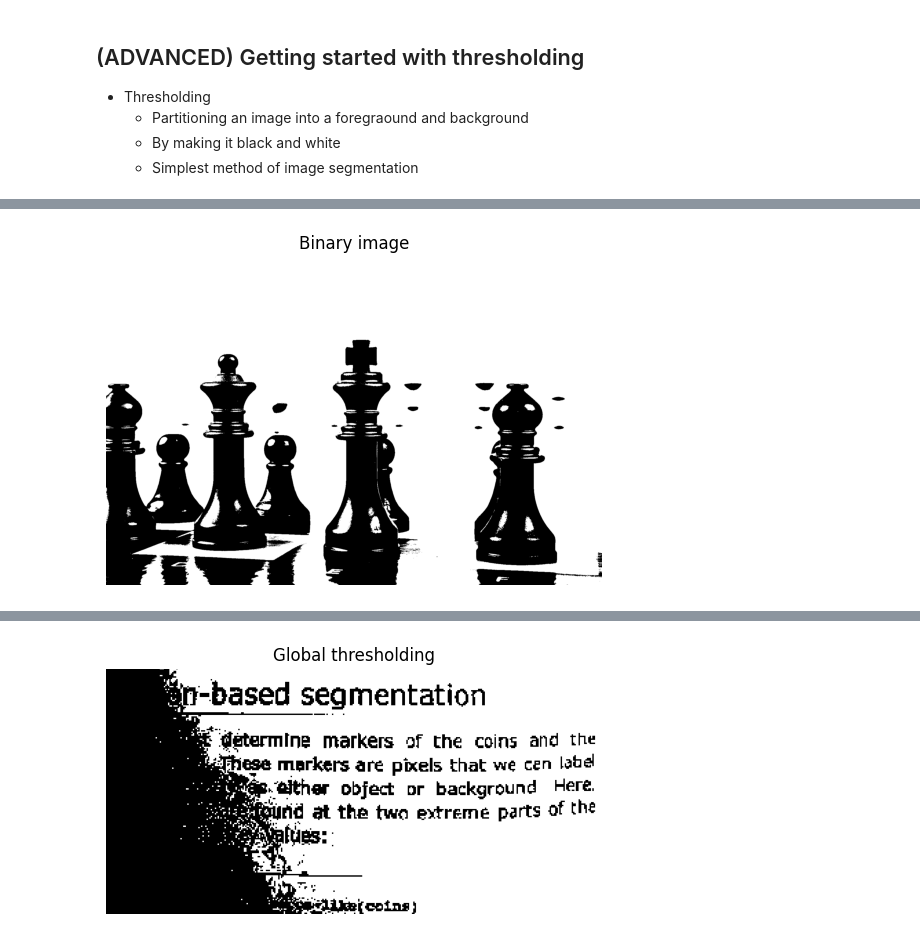
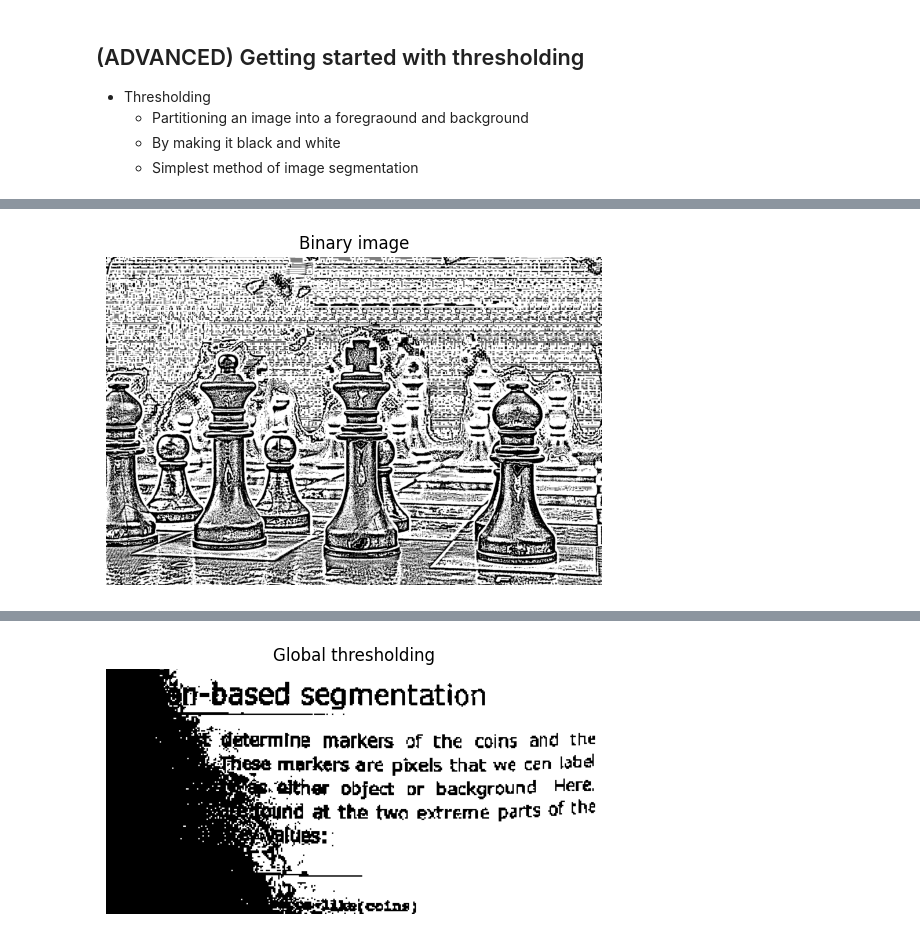
Before and after one commit to g1anci/ecl2_ex01, a Jupyter notebook: Introducing_Image_Processing_and_scikit_image.ipynb, the cells around one changed output, grey strips where cells are left out. Drawn from its saved outputs; the diff is of its cells as text; code cells hidden in the pictures.

```diff
--- a/Introducing_Image_Processing_and_scikit_image.ipynb
+++ b/Introducing_Image_Processing_and_scikit_image.ipynb
@@ -183,23 +192,23 @@ To do so, you need to import the required modules, load the image, obtain the op
 You'll see the resulting binarized image when using the `show_image()` function, previously explained.
 ![chess](https://github.com/goodboychan/chans_jupyter/blob/main/_notebooks/dataset/bw.jpg?raw=1)
 # %%
-from skimage.filters import threshold_otsu
+from skimage.filters import threshold_niblack
 
 chess_pieces_image = plt.imread('./dataset/bw.jpg')
 
 # Make the image grayscale using rgb2gray
 chess_pieces_image_gray = color.rgb2gray(chess_pieces_image)
 
 # Obtain the optimal threshold value with otsu
-thresh = threshold_otsu(chess_pieces_image_gray)
+thresh = threshold_niblack(chess_pieces_image_gray)
 
 # Apply thresholding to the image
 binary = chess_pieces_image_gray > thresh
 
 # Show the image
 show_image(binary, 'Binary image')
 # %% [output]
-[figure, old version]
+[figure, new version]
 # %% [markdown]
 ### When the background isn't that obvious
 Sometimes, it isn't that obvious to identify the background. If the image background is relatively uniform, then you can use a global threshold value as we practiced before, using `threshold_otsu()`. However, if there's uneven background illumination, adaptive thresholding `threshold_local()` (a.k.a. local thresholding) may produce better results.
```
Also changed, not shown: parts of 3 cells of this notebook.
